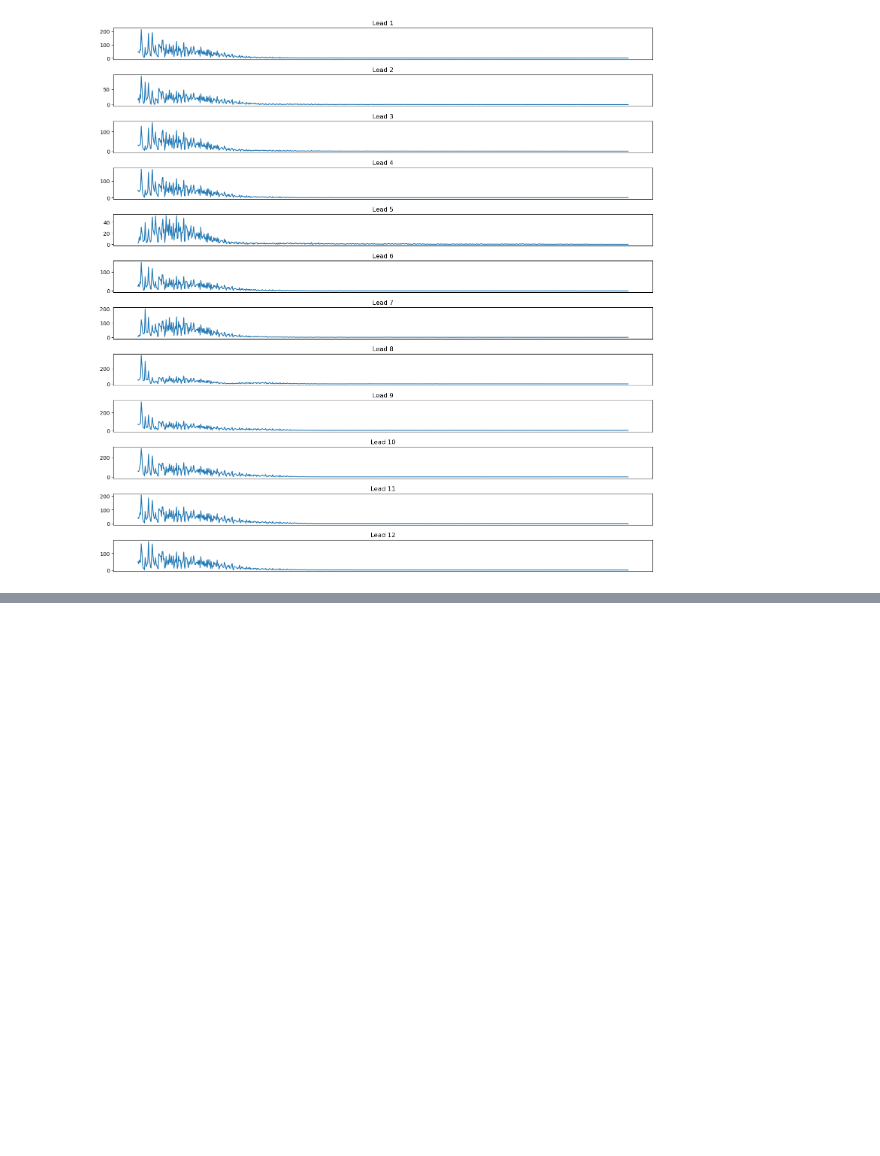
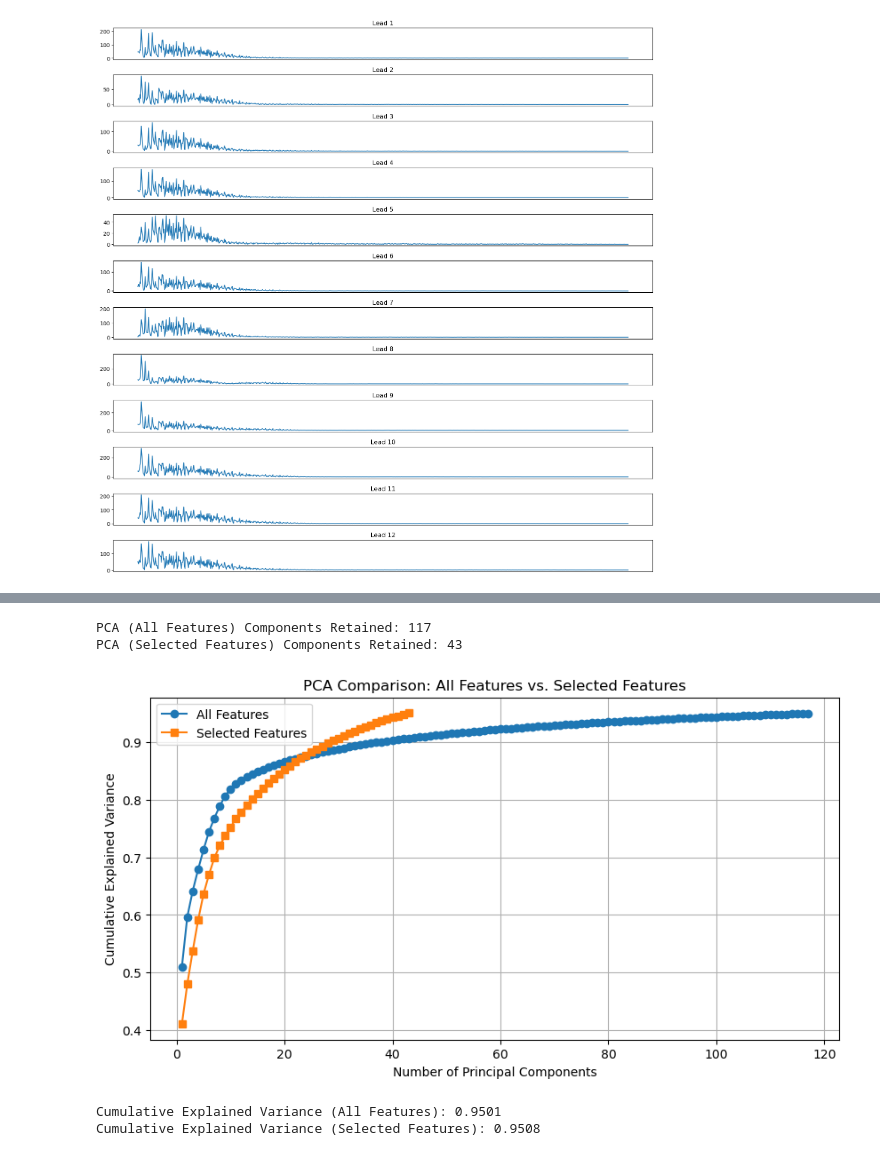
Before and after one commit to A-Bosselaar/TM10007-Machine-Learning-assignment, a Jupyter notebook: assignment_ecg.ipynb, the cells around one changed output, grey strips where cells are left out. Drawn from its saved outputs; the diff is of its cells as text; code cells hidden in the pictures; blank space fills up the shorter version.

```diff
--- a/assignment_ecg.ipynb
+++ b/assignment_ecg.ipynb
@@ -76,0 +135,62 @@ plt.show()
+# %%
+import numpy as np
+import pandas as pd
+import matplotlib.pyplot as plt
+from sklearn.model_selection import train_test_split
+from sklearn.feature_selection import mutual_info_classif
+from sklearn.decomposition import PCA
+from sklearn.preprocessing import StandardScaler
+
+# Assuming the first columns are features, and the last column is the label
+X = data.iloc[:, :-1].values  # Features (ECG frequency data)
+y = data.iloc[:, -1].values   # Labels (0 = Normal, 1 = Abnormal)
+
+# Split dataset
+X_train, X_test, y_train, y_test = train_test_split(X, y, test_size=0.2, random_state=42, stratify=y)
+
+# Standardize data
+scaler = StandardScaler()
+X_train_scaled = scaler.fit_transform(X_train)
+X_test_scaled = scaler.transform(X_test)
+
+### PCA on All Features - Capture 95% Variance ###
+pca_full = PCA(n_components=0.95)  # Select enough components to explain 95% variance
+X_train_pca_full = pca_full.fit_transform(X_train_scaled)
+explained_variance_full = np.cumsum(pca_full.explained_variance_ratio_)
+
+# Print components retained
+print(f"PCA (All Features) Components Retained: {pca_full.n_components_}")
+
+### Select Features using Mutual Information ###
+mi_scores = mutual_info_classif(X_train_scaled, y_train)
+mi_feature_indices = np.argsort(mi_scores)[-100:]  # Select top 100 features
+X_train_mi = X_train_scaled[:, mi_feature_indices]
+
+### PCA on Selected Features - Capture 95% Variance ###
+pca_selected = PCA(n_components=0.95)
+X_train_pca_selected = pca_selected.fit_transform(X_train_mi)
+explained_variance_selected = np.cumsum(pca_selected.explained_variance_ratio_)
+
+# Print components retained
+print(f"PCA (Selected Features) Components Retained: {pca_selected.n_components_}")
+
+### Plot Cumulative Explained Variance ###
+plt.figure(figsize=(10, 5))
+plt.plot(range(1, len(explained_variance_full) + 1), explained_variance_full, label="All Features", marker='o')
+plt.plot(range(1, len(explained_variance_selected) + 1), explained_variance_selected, label="Selected Features", marker='s')
+plt.xlabel("Number of Principal Components")
+plt.ylabel("Cumulative Explained Variance")
+plt.title("PCA Comparison: All Features vs. Selected Features")
+plt.legend()
+plt.grid()
+plt.show()
+
+### Print Final Cumulative Explained Variance ###
+print(f"Cumulative Explained Variance (All Features): {explained_variance_full[-1]:.4f}")
+print(f"Cumulative Explained Variance (Selected Features): {explained_variance_selected[-1]:.4f}")
+# %% [output]
+PCA (All Features) Components Retained: 117
+PCA (Selected Features) Components Retained: 43
+[figure, added]
+Cumulative Explained Variance (All Features): 0.9501
+Cumulative Explained Variance (Selected Features): 0.9508
```
Also changed, not shown: parts of 6 cells of this notebook, 1 other file.
